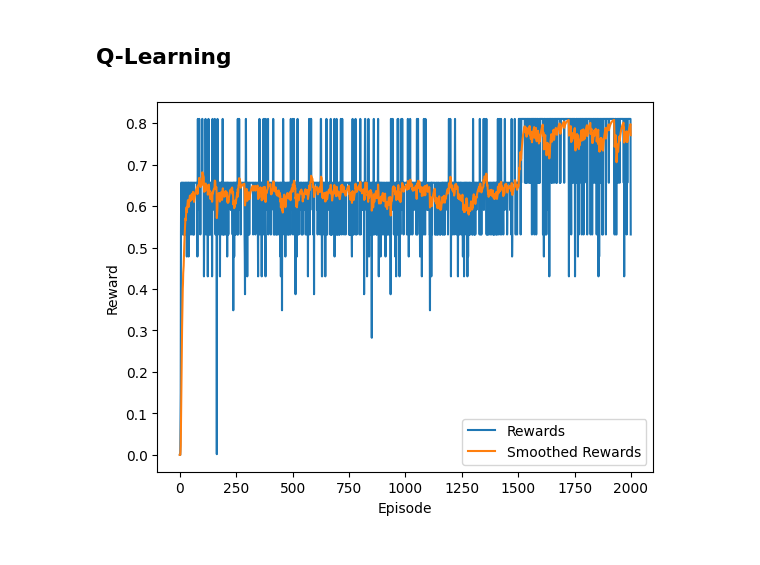
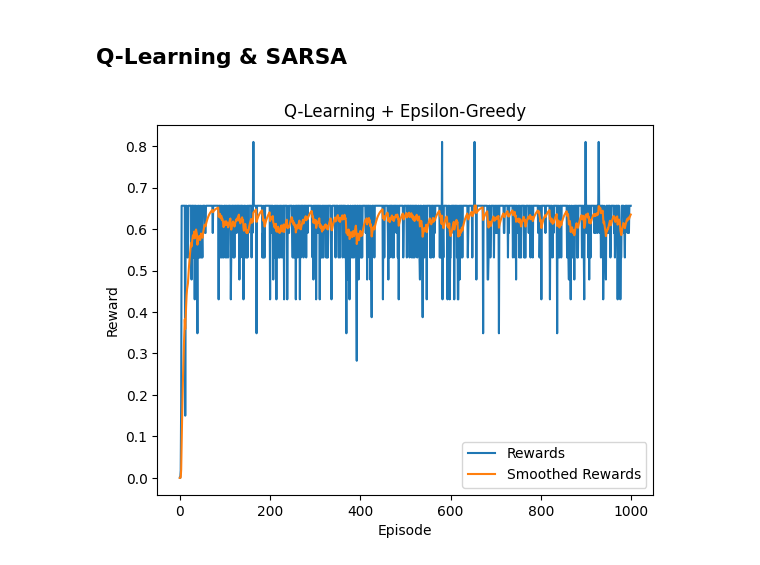
Before and after one commit to yshenbj/rl, a Jupyter notebook: gridworld.ipynb, the cells around one changed output. Drawn from its saved outputs; the diff is of its cells as text; code cells hidden in the pictures.

```diff
--- a/gridworld.ipynb
+++ b/gridworld.ipynb
@@ -10,7 +10,7 @@ import matplotlib.pyplot as plt
 
 import games
 # %% [markdown]
-## Q-Learning
+## Q-Learning & SARSA
 # %%
 class QTable:
     def __init__(self, alpha=0.05, default_q_value=0.0):
@@ -121,28 +216,15 @@ class QLearning:
 # %%
-def get_ema(rewards, smoothing_factor=0.9):
-    smoothed_rewards = []
-    for reward in rewards:
-        if smoothed_rewards == []:
-            smoothed_rewards = [reward]
-        else:
-            smoothed_rewards += [
-                smoothed_rewards[-1] * smoothing_factor
-                + reward * (1 - smoothing_factor)
-            ]
-    return smoothed_rewards
-
-
-env = gym.make('games/GridWorld', max_episode_steps=100)
+env = gym.make('games/GridWorld', max_episode_steps=50)
 qfunction = QTable()
-rewards = QLearning(env, EpsilonGreedy(), qfunction).execute(episodes=2000)
+rewards = QLearning(env, EpsilonGreedy(), qfunction).execute(episodes=1000)
 smoothed_rewards = get_ema(rewards)
-
 
 plt.plot(rewards, label='Rewards')
 plt.plot(smoothed_rewards, label='Smoothed Rewards')
 plt.xlabel('Episode')
 plt.ylabel('Reward')
 plt.legend()
+plt.title('Q-Learning + Epsilon-Greedy')
 plt.show()
 # %% [output]
-[figure, old version]
+[figure, new version]
```
Also changed, not shown: parts of 2 cells of this notebook.
